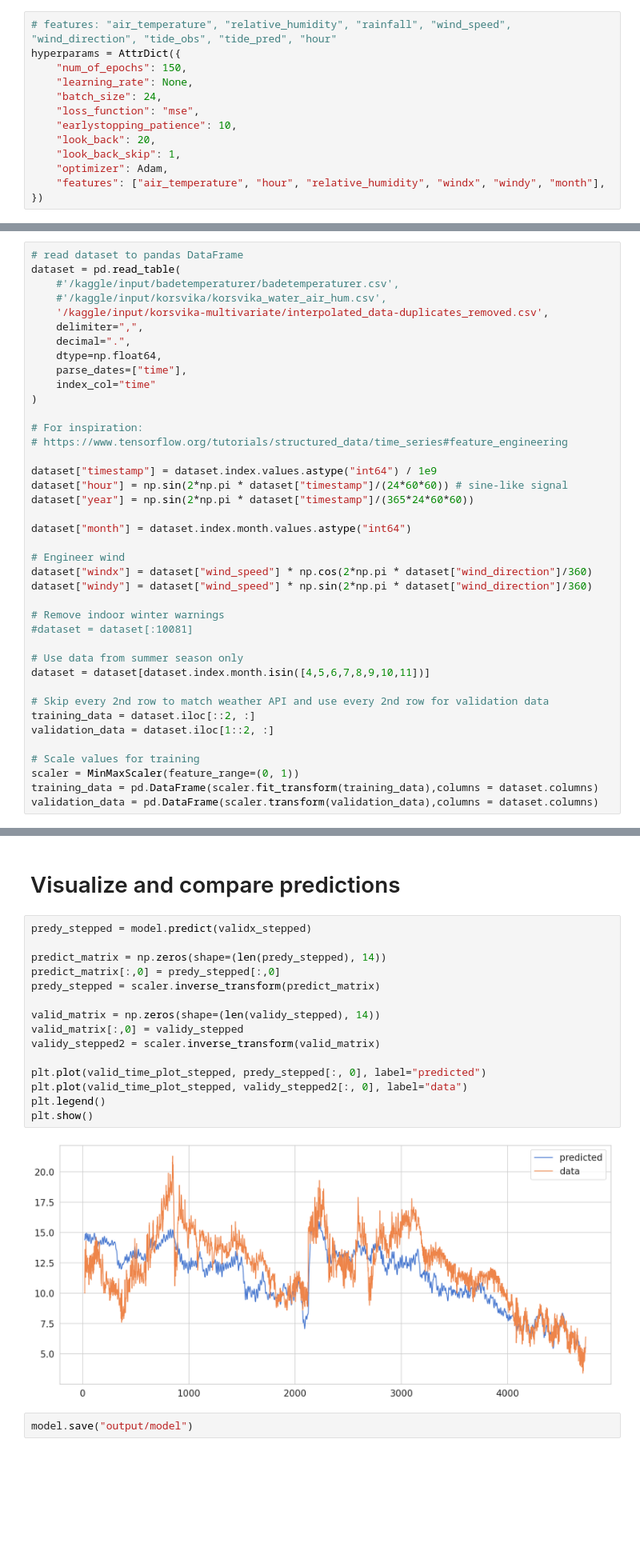
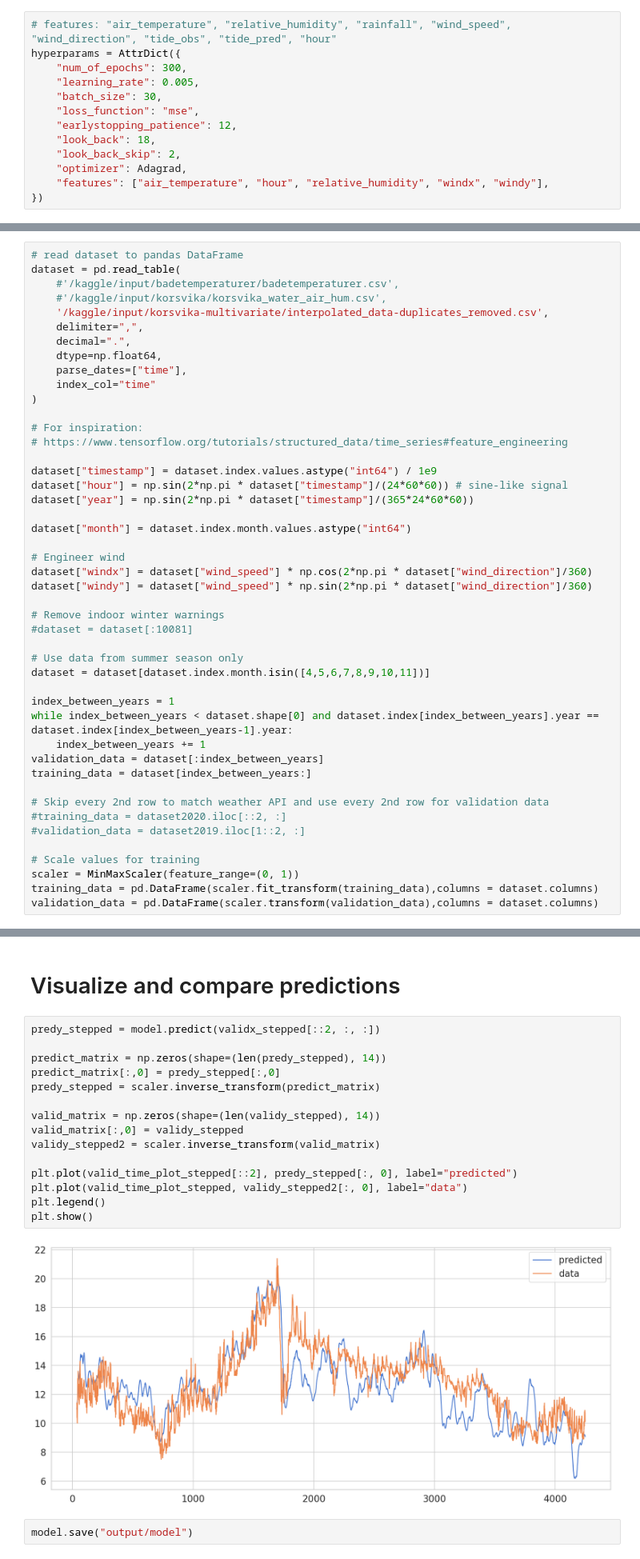
Before and after one commit to Magssch/TMA4851-water-temperature-prediction, a Jupyter notebook: ml-model/keras_timeseries_cnn_lstm.ipynb, the cells around one changed output, grey strips where cells are left out. Shown at 80% size. Cells and saved outputs as stored; diff of their text form; blank space fills up the shorter version.

Commit message:
update model

```diff
--- a/ml-model/keras_timeseries_cnn_lstm.ipynb
+++ b/ml-model/keras_timeseries_cnn_lstm.ipynb
@@ -34,15 +34,15 @@ ks.backend.clear_session()
 # %%
 # features: "air_temperature", "relative_humidity", "rainfall", "wind_speed", "wind_direction", "tide_obs", "tide_pred", "hour"
 hyperparams = AttrDict({
-    "num_of_epochs": 150,
-    "learning_rate": None,
-    "batch_size": 24,
+    "num_of_epochs": 300,
+    "learning_rate": 0.005,
+    "batch_size": 30,
     "loss_function": "mse",
-    "earlystopping_patience": 10,
-    "look_back": 20,
-    "look_back_skip": 1,
-    "optimizer": Adam,
-    "features": ["air_temperature", "hour", "relative_humidity", "windx", "windy", "month"],
+    "earlystopping_patience": 12,
+    "look_back": 18,
+    "look_back_skip": 2,
+    "optimizer": Adagrad,
+    "features": ["air_temperature", "hour", "relative_humidity", "windx", "windy"],
 })
 # %% [markdown]
 ## Dataset and preprocessing
@@ -78,9 +78,15 @@ dataset["windy"] = dataset["wind_speed"] * np.sin(2*np.pi * dataset["wind_direct
 # Use data from summer season only
 dataset = dataset[dataset.index.month.isin([4,5,6,7,8,9,10,11])]
 
+index_between_years = 1
+while index_between_years < dataset.shape[0] and dataset.index[index_between_years].year == dataset.index[index_between_years-1].year:
+    index_between_years += 1
+validation_data = dataset[:index_between_years]
+training_data = dataset[index_between_years:]
+
 # Skip every 2nd row to match weather API and use every 2nd row for validation data
-training_data = dataset.iloc[::2, :]
-validation_data = dataset.iloc[1::2, :]
+#training_data = dataset2020.iloc[::2, :]
+#validation_data = dataset2019.iloc[1::2, :]
 
 # Scale values for training
 scaler = MinMaxScaler(feature_range=(0, 1))
@@ -198,21 +204,21 @@ plt.show()
 # %% [markdown]
 # Visualize and compare predictions
 # %%
-predy_stepped = model.predict(validx_stepped)
+predy_stepped = model.predict(validx_stepped[::2, :, :])
 
 predict_matrix = np.zeros(shape=(len(predy_stepped), 14))
 predict_matrix[:,0] = predy_stepped[:,0]
 predy_stepped = scaler.inverse_transform(predict_matrix)
 
 valid_matrix = np.zeros(shape=(len(validy_stepped), 14))
 valid_matrix[:,0] = validy_stepped
 validy_stepped2 = scaler.inverse_transform(valid_matrix)
 
-plt.plot(valid_time_plot_stepped, predy_stepped[:, 0], label="predicted")
+plt.plot(valid_time_plot_stepped[::2], predy_stepped[:, 0], label="predicted")
 plt.plot(valid_time_plot_stepped, validy_stepped2[:, 0], label="data")
 plt.legend()
 plt.show()
 # %% [output]
-[figure, old version]
+[figure, new version]
 # %%
 model.save("output/model")
```
Also changed, not shown: parts of 4 cells of this notebook, 5 other files.
